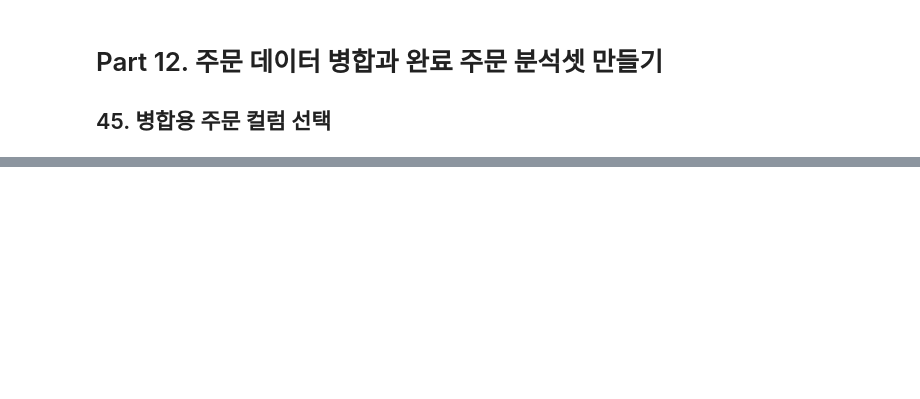
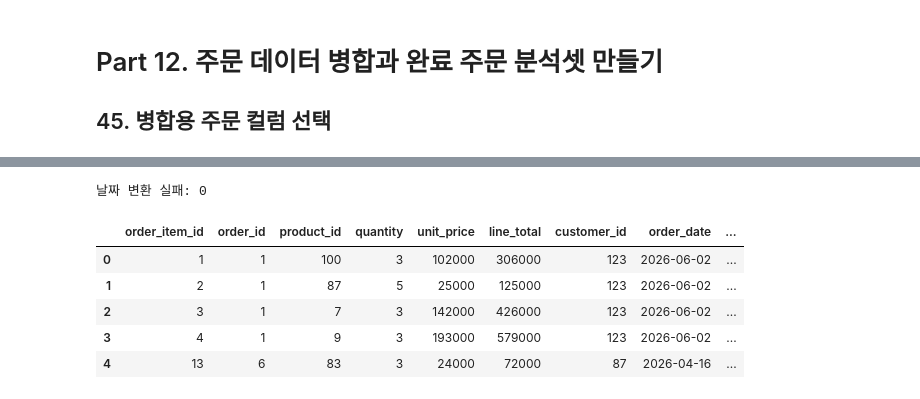
Before and after one commit to lsh0555/ai-data-analysis, a Jupyter notebook: notebooks/ch04_pandas_basic.ipynb, the cells around one changed output, grey strips where cells are left out. Cells and saved outputs as stored; diff of their text form; code cells hidden in the pictures; blank space fills up the shorter version.

```diff
--- a/notebooks/ch04_pandas_basic.ipynb
+++ b/notebooks/ch04_pandas_basic.ipynb
@@ -312,0 +519,14 @@ orders_for_merge = orders[
+# %%
+completed_items["order_date"] = pd.to_datetime(
+    completed_items["order_date"],
+    errors="coerce",
+
+    # corece는 null 결측값으로 바뀜
+)
+print(
+    "날짜 변환 실패:",
+    completed_items["order_date"].isna().sum(),
+    # isna() 결측 확인 함수
+)
+# %% [output]
+날짜 변환 실패: 0
@@ -312,0 +539,11 @@ orders_for_merge = orders[
+# %%
+completed_items.info
+
+completed_items.head()
+# %% [output]
+|  | order_item_id | order_id | product_id | quantity | unit_price | line_total | customer_id | order_date | ... |
+| 0 | 1 | 1 | 100 | 3 | 102000 | 306000 | 123 | 2026-06-02 | ... |
+| 1 | 2 | 1 | 87 | 5 | 25000 | 125000 | 123 | 2026-06-02 | ... |
+| 2 | 3 | 1 | 7 | 3 | 142000 | 426000 | 123 | 2026-06-02 | ... |
+| 3 | 4 | 1 | 9 | 3 | 193000 | 579000 | 123 | 2026-06-02 | ... |
+| 4 | 13 | 6 | 83 | 3 | 24000 | 72000 | 87 | 2026-04-16 | ... |
```
Also changed, not shown: parts of 46 cells of this notebook, 4 other files.
